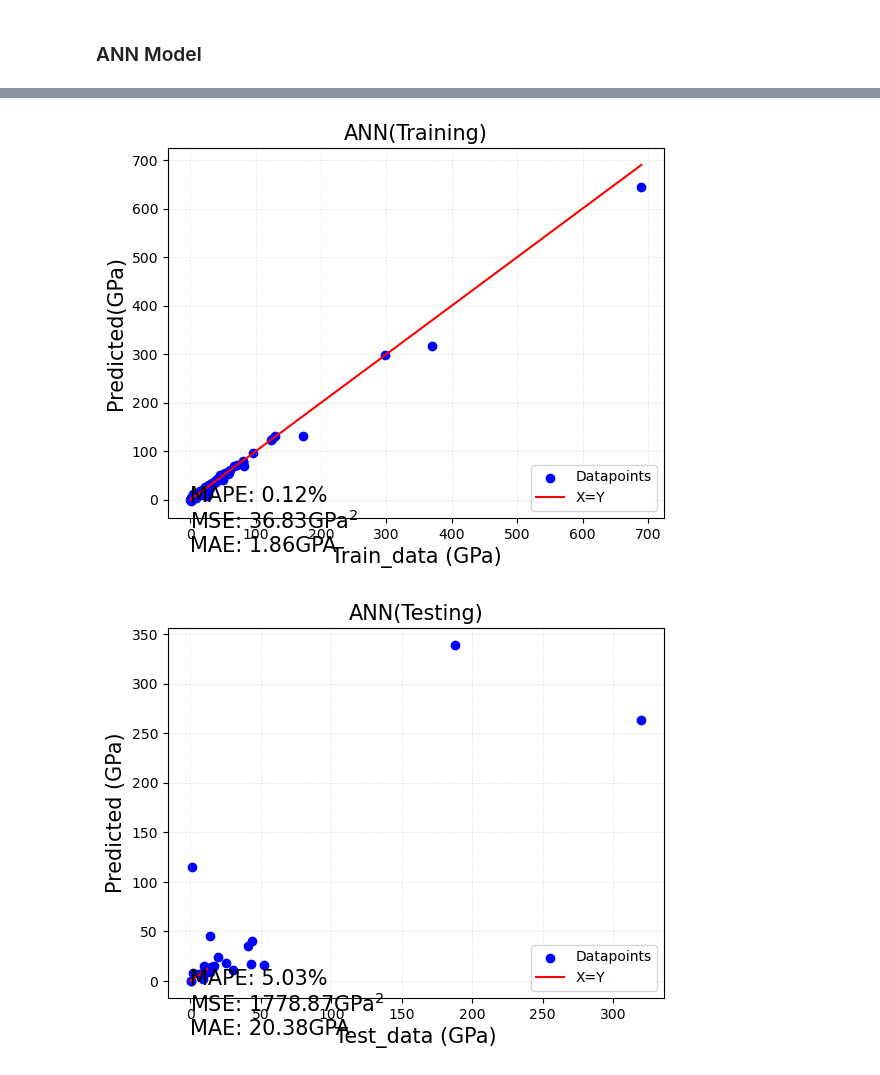
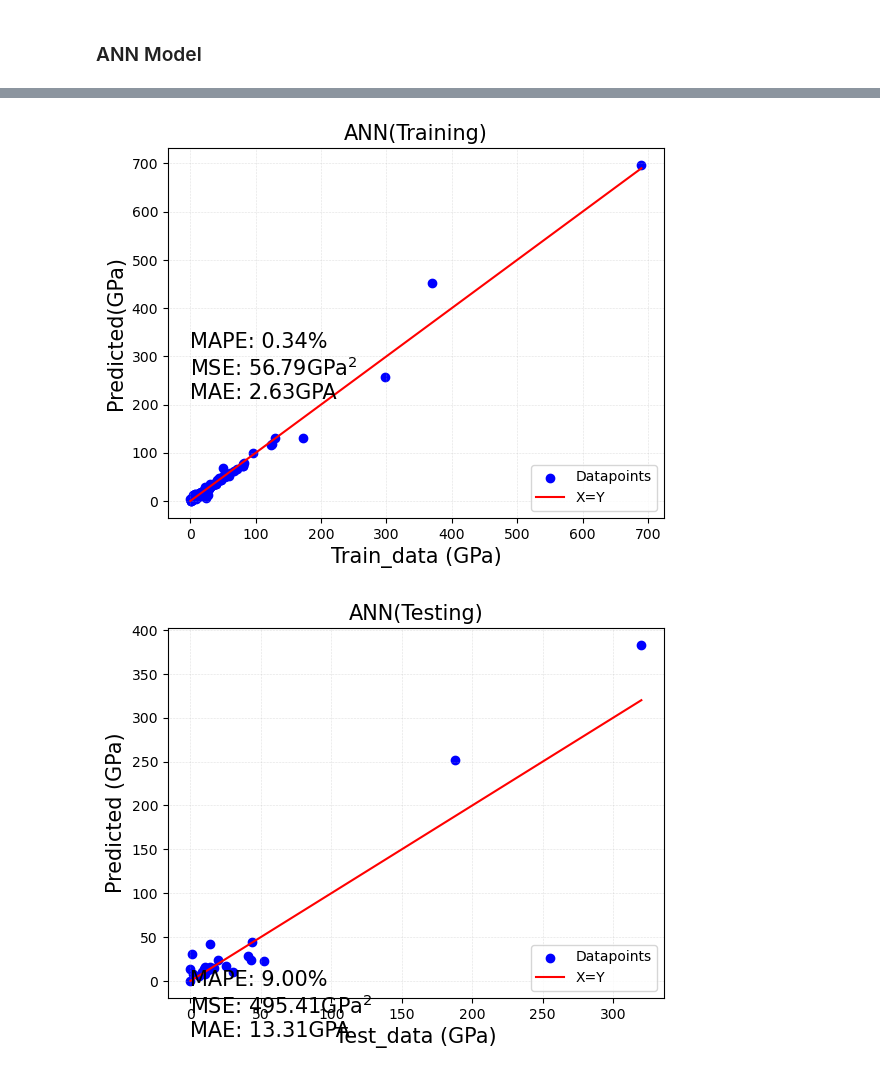
Before and after one commit to aa-agyaps/01-Research, a Jupyter notebook: 02-Methods/Rubbery_modulus.ipynb, the cells around one changed output, grey strips where cells are left out. Saved outputs shown, nothing was run; the diff lists cells and outputs as text; code cells hidden in the pictures.

```diff
--- a/02-Methods/Rubbery_modulus.ipynb
+++ b/02-Methods/Rubbery_modulus.ipynb
@@ -86,7 +86,7 @@ y_plot = x_plot
 # %% [markdown]
 ### ANN Model
 # %%
-learning_rate = 1e-3
+learning_rate = 1e-2
 optimizer = tf.keras.optimizers.Adam(learning_rate=learning_rate)
 # Define the ANN model
 model = tf.keras.Sequential([
@@ -126,8 +126,8 @@ plt.scatter(y_train, y_train_pred, color='b', label='Datapoints')
 plt.plot([min(y_train), max(y_train)], [min(y_train), max(y_train)], color='r', label='X=Y')
 plt.xlabel('Train_data (GPa)', fontsize=15)
 plt.ylabel('Predicted(GPa)', fontsize = 15)
-plt.text(-1,
-        29.5,
+plt.text(0,
+        350,
         f"MAPE: {MAPE_train:.2f}%\nMSE: {MSE_train:.2f}GPa$^2$\nMAE: {MAE_train:.2f}GPA",
         ha="left",
         va="top",
@@ -139,10 +139,10 @@ plt.title('ANN(Training)', fontsize= 15)
 plt.show()
 
 plt.scatter(y_test, y_test_pred, color='b', label='Datapoints')
-plt.plot(x_plot, y_plot, color='r', label='X=Y')
+plt.plot([min(y_test), max(y_test)], [min(y_test), max(y_test)], color='r', label='X=Y')
 plt.xlabel('Test_data (GPa)', fontsize = 15)
 plt.ylabel('Predicted (GPa)', fontsize=15)
-plt.text(-0.5,
+plt.text(0,
         12.5,
         f"MAPE: {MAPE_test:.2f}%\nMSE: {MSE_test:.2f}GPa$^2$\nMAE: {MAE_test:.2f}GPA",
         ha="left",
@@ -174,2 +174,2 @@ Epoch 6/1000
-[figure, old version]
+[figure, new version]
-[figure, old version]
+[figure, new version]
```
Also changed, not shown: parts of 1 cell of this notebook, 2 other files.
